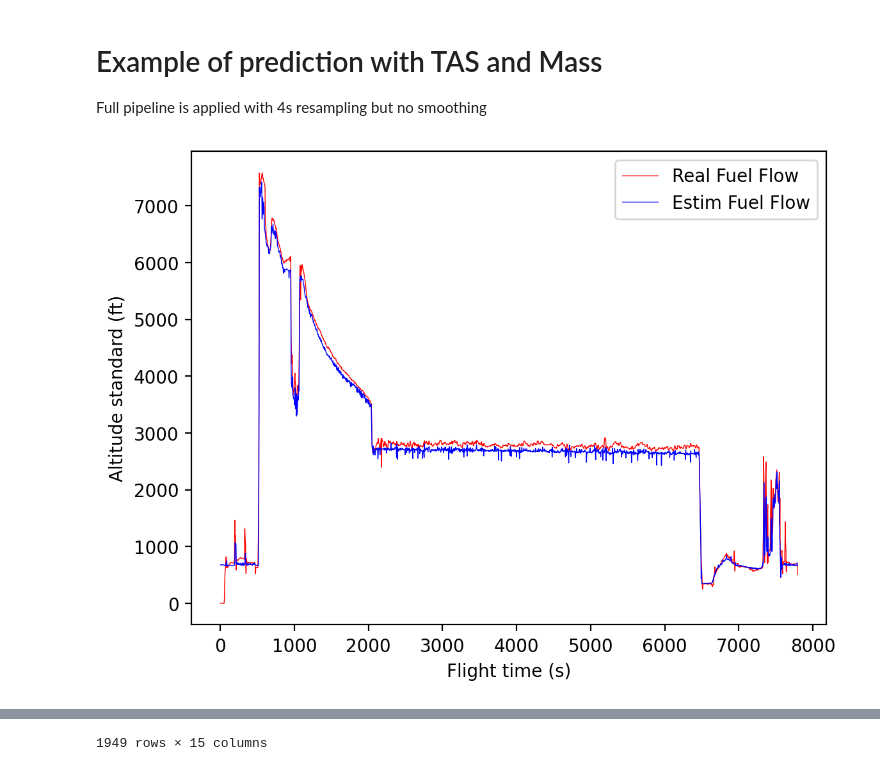
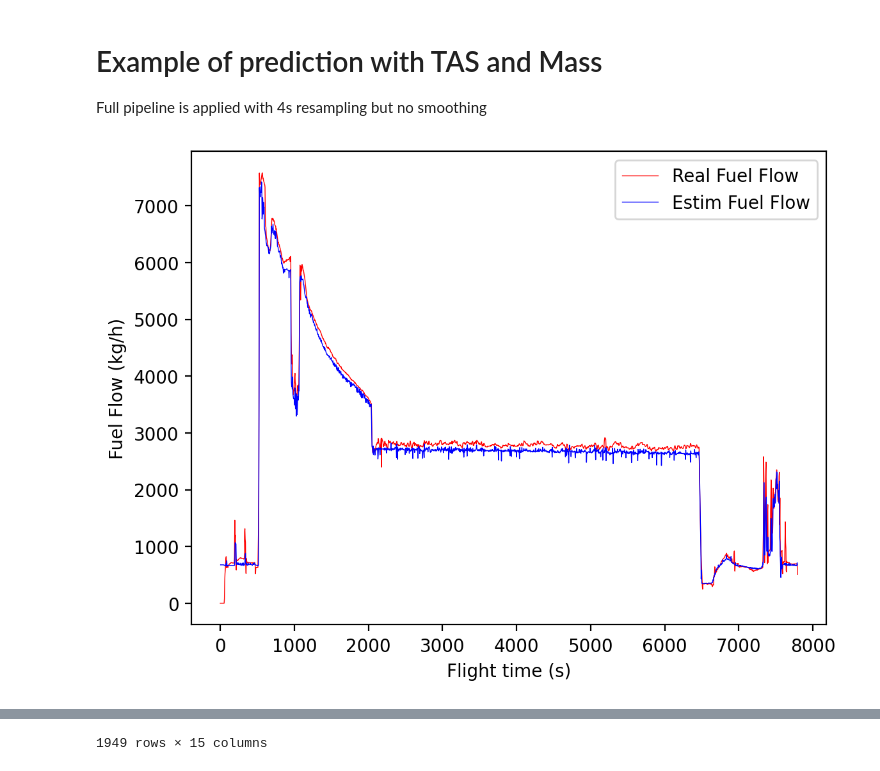
Before and after one commit to DGAC/Acropole, a Jupyter notebook: examples/examples.ipynb, the cells around one changed output, grey strips where cells are left out. Cells and saved outputs as stored; diff of their text form; code cells hidden in the pictures.

```diff
--- a/examples/examples.ipynb
+++ b/examples/examples.ipynb
@@ -146,17 +146,17 @@ Full pipeline is applied with 4s resampling but no smoothing
 # %%
 plt.figure(dpi=200)
 df2 = trajectory.trajectory_process(df, tas=COL_TRUE_AIR_SPD_KT, mass_kg=COL_MASS_KG,
                                     cols_keep=cols_keep, cols_smooth=cols_smooth, cols_resample=cols_resample)
 df2 = df2[cols_out]
 plt.plot(df2[COL_FLIGHT_TIME], 2*df2[COL_FUEL_FLOW_KGH], color='r',lw=0.5, label="Real Fuel Flow")
 plt.plot(df2[COL_FLIGHT_TIME], df2[COL_ESTIM_FUEL_FLOW_KGH], color='b',lw=0.5, label="Estim Fuel Flow")
 plt.xlabel("Flight time (s)")
-plt.ylabel("Altitude standard (ft)")
+plt.ylabel("Fuel Flow (kg/h)")
 plt.legend()
 plt.show()
 df2
 # %% [output]
-[figure, old version]
+[figure, new version]
 |  | SYST_TRAJ_ID | SYST_POINT_ID | FLPL_AIRC_TYPE | PLOT_DATE | FLIGHT_TIME | TIME_LAST_PLOT | ALTI_STD_FT | ... |
 | 0 | ACPL0000 | 1 | A320 | 2023-03-29 16:12:00 | 0.0 | 0.0 | 44.0 | ... |
 | 1 | ACPL0000 | 2 | A320 | 2023-03-29 16:12:04 | 4.0 | 4.0 | 44.0 | ... |
```
Also changed, not shown: parts of 2 cells of this notebook.
